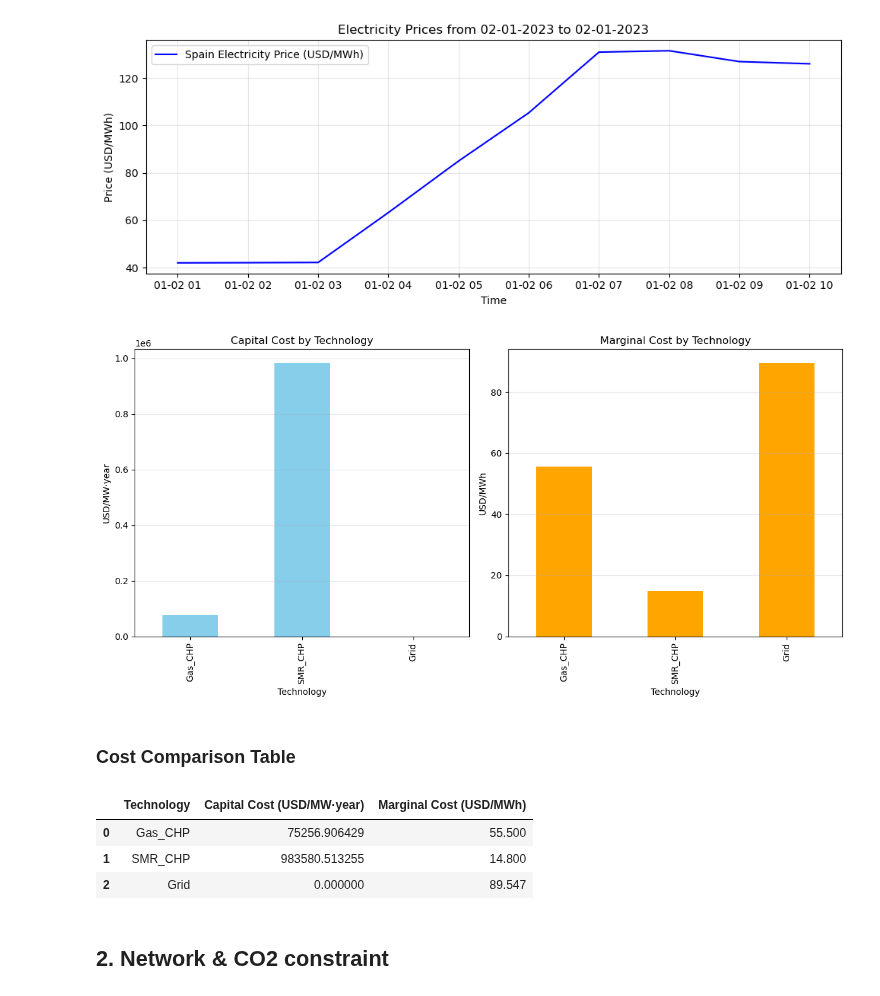
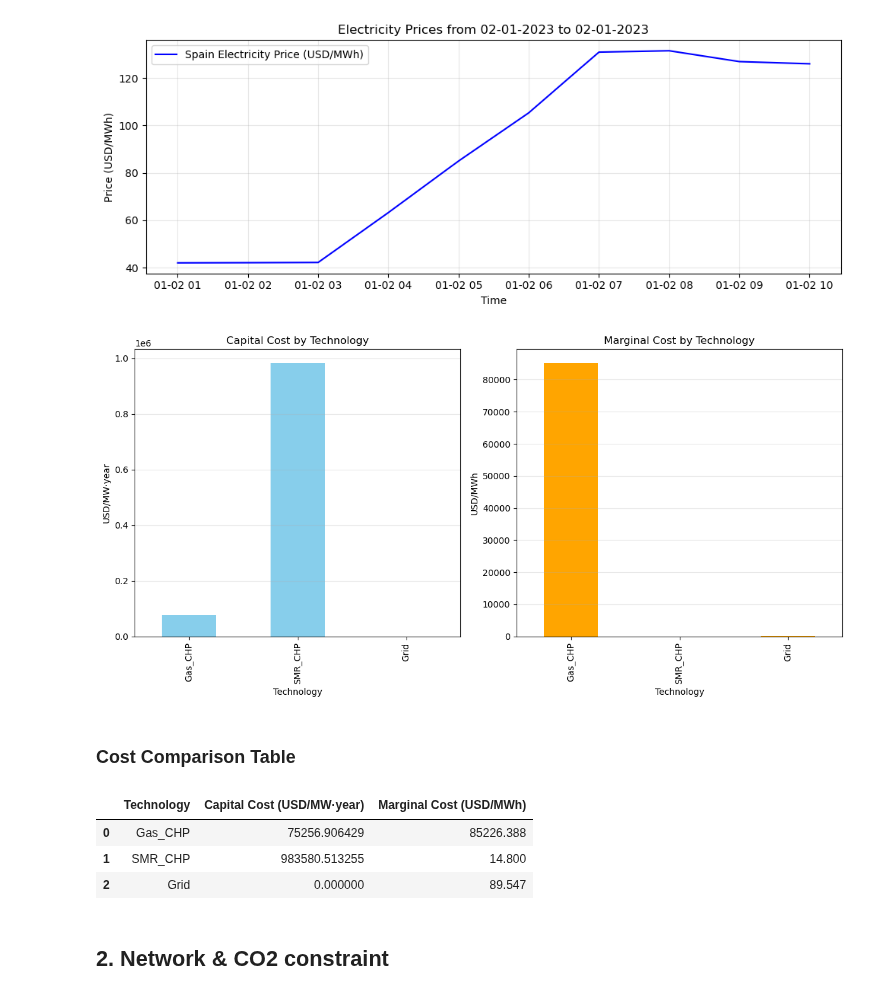
Before and after one commit to C-ansi-eof/SIDNE-Model, a Jupyter notebook: SMR_multilink.ipynb, the cells around one changed output. Cells and saved outputs as stored; diff of their text form; code cells hidden in the pictures.

```diff
--- a/SMR_multilink.ipynb
+++ b/SMR_multilink.ipynb
@@ -58,7 +58,7 @@ cost=pd.read_csv('./cost_final24.csv', index_col=0) # cost Data Frame
 select_rate=cost.loc["SMR_CHP","rate"] #Sensibility parameters
 
 # cost["carbon_cost"] = cost["carbon_cost"].astype(float) # assign as float
-cost.loc["Gas_CHP", "carbon_cost"]=621  # 90 USD/tonCO2 by 2024 World Energy Outlook
+cost.loc["Gas_CHP", "carbon_cost"]=430156  # 90 USD/tonCO2 by 2024 World Energy Outlook
 # carbon_intensity1 column in [tCO2/MWh_th] *note the conversion factor: 1/(1000*efficiency)
 cost["tax"] = cost["tax"].astype(float) # assign as float
 cost.loc["SMR_CHP", "tax"]=16.31 #impact of taxes, 16.31 // Source PWC
@@ -155,7 +155,7 @@ data = {
         0  # Grid has no capital cost
     ],
     "Marginal Cost (USD/MWh)": [
-        cost.loc["Gas_CHP", "VOM"] + cost.loc["Gas_CHP", "fuel"],
+        cost.loc["Gas_CHP", "VOM"] + cost.loc["Gas_CHP", "fuel"] + (cost.loc["Gas_CHP","carbon_cost"]*cost.loc["Gas_CHP","carbon_intensity"]),
         cost.loc["SMR_CHP", "VOM"] + cost.loc["SMR_CHP", "fuel"],
         filtered_prices["Price"].mean()  # Average price for the grid
     ]
@@ -174,37 +174,37 @@ costs_df.plot(
     ax=ax[0],
     color="skyblue",
     legend=False
     )
 ax[0].set_title("Capital Cost by Technology")
 ax[0].set_ylabel("USD/MW·year")
 ax[0].set_xlabel("Technology")
 ax[0].grid(axis="y", alpha=0.3)
 
 # Marginal Cost Bar Chart
 costs_df.plot(
     x="Technology",
     y="Marginal Cost (USD/MWh)",
     kind="bar",
     ax=ax[1],
     color="orange",
     legend=False
     )
 ax[1].set_title("Marginal Cost by Technology")
 ax[1].set_ylabel("USD/MWh")
 ax[1].set_xlabel("Technology")
 ax[1].grid(axis="y", alpha=0.3)
 
 plt.tight_layout()
 plt.show()
 
 # Display the table with a title
 display(HTML("<h3>Cost Comparison Table</h3>"))
 display(costs_df)
 # %% [output]
-[figure, old version]
+[figure, new version]
 Cost Comparison Table
 |  | Technology | Capital Cost (USD/MW·year) | Marginal Cost (USD/MWh) |
-| 0 | Gas_CHP | 75256.906429 | 55.500 |
+| 0 | Gas_CHP | 75256.906429 | 85226.388 |
 | 1 | SMR_CHP | 983580.513255 | 14.800 |
 | 2 | Grid | 0.000000 | 89.547 |
 # %% [markdown]
```
Also changed, not shown: parts of 6 cells of this notebook.
